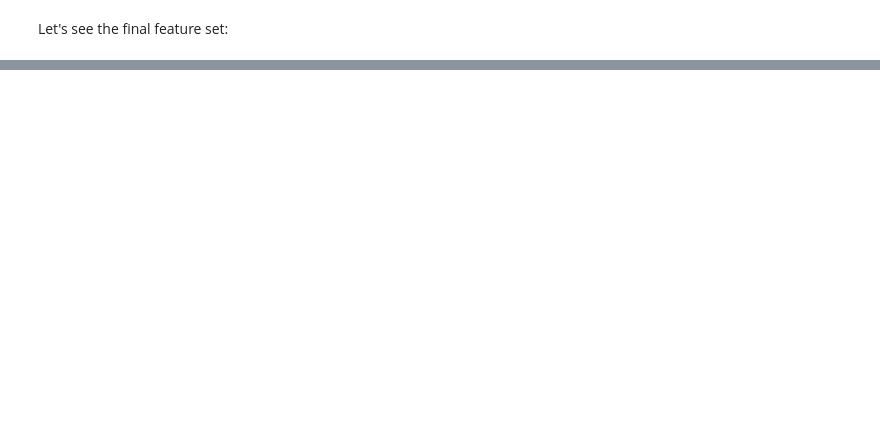
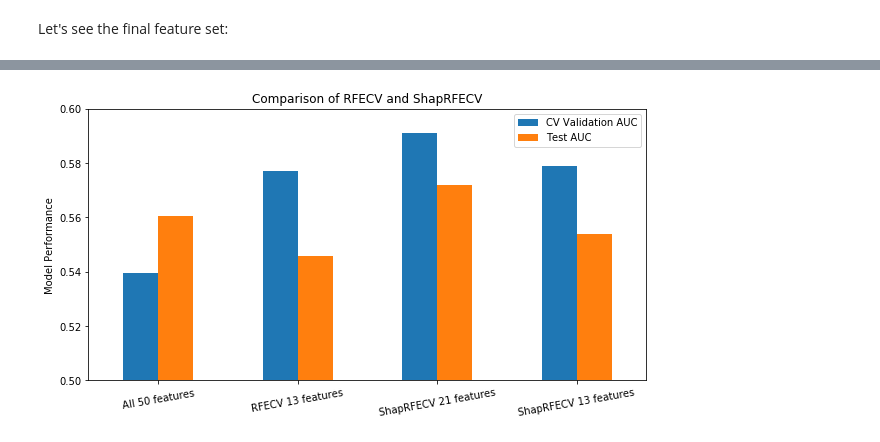
Before and after one commit to ing-bank/probatus, a Jupyter notebook: docs/tutorials/nb_shap_feature_elimination.ipynb, the cells around one changed output, grey strips where cells are left out. Cells and saved outputs as stored; diff of their text form; code cells hidden in the pictures; blank space fills up the shorter version.

```diff
--- a/docs/tutorials/nb_shap_feature_elimination.ipynb
+++ b/docs/tutorials/nb_shap_feature_elimination.ipynb
@@ -138,0 +164,31 @@ shap_elimination.get_reduced_features_set(num_features=9)
+# %%
+n_features_shap = 21
+n_features_rfecv = rfe.n_features_
+
+# Calculate the AUC for the models with different feature sets
+test_auc_full = clf.fit(X_train, y_train).score(X_test, y_test)
+val_auc_full =  np.mean(cross_val_score(clf, X_train, y_train, cv=10))
+
+rfe_features_set = X_train.columns[rfe.support_]
+test_auc_rfe = clf.fit(X_train[rfe_features_set], y_train).score(X_test[rfe_features_set], y_test)
+val_auc_rfe = rfe.grid_scores_[n_features_rfecv]
+
+shap_feature_set = X_train.columns[shap_elimination.get_reduced_features_set(n_features_shap)]
+test_auc_shap = clf.fit(X_train[shap_feature_set], y_train).score(X_test[shap_feature_set], y_test)
+val_auc_shap = shap_report[shap_report.num_features == n_features_shap]['val_metric_mean'].values[0]
+
+shap_feature_set_size_rfe = X_train.columns[shap_elimination.get_reduced_features_set(n_features_rfecv)]
+test_auc_shap_size_rfe = clf.fit(X_train[shap_feature_set_size_rfe], y_train).score(X_test[shap_feature_set_size_rfe], y_test)
+val_auc_shap_size_rfe = shap_report[shap_report.num_features == n_features_rfecv]['val_metric_mean'].values[0]
+
+# Plot Test and Validation Performance
+variants = ('All 50 features', f'RFECV {n_features_rfecv} features', f'ShapRFECV {n_features_shap} features', f'ShapRFECV {n_features_rfecv} features')
+results_test = [test_auc_full, test_auc_rfe, test_auc_shap, test_auc_shap_size_rfe]
+results_val = [val_auc_full, val_auc_rfe, val_auc_shap, val_auc_shap_size_rfe]
+
+ax = pd.DataFrame({'CV Validation AUC': results_val,
+                   'Test AUC': results_test}, index=variants).plot.bar(ylim=(0.5, 0.60), rot=10, title='Comparison of RFECV and ShapRFECV', figsize=(10,5))
+ax.set_ylabel("Model Performance")
+plt.show()
+# %% [output]
+[figure, added]
```
Also changed, not shown: parts of 17 cells of this notebook, 1 other file.
